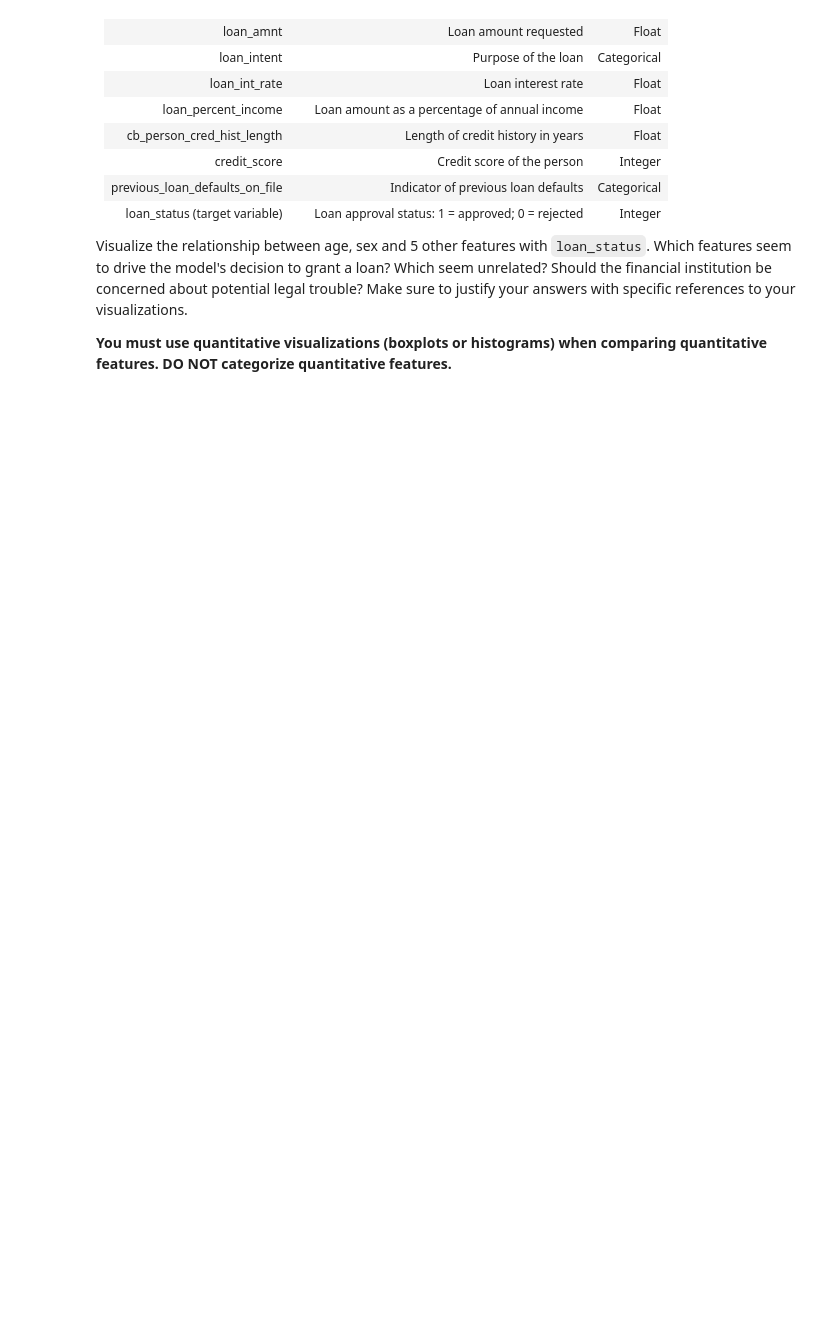
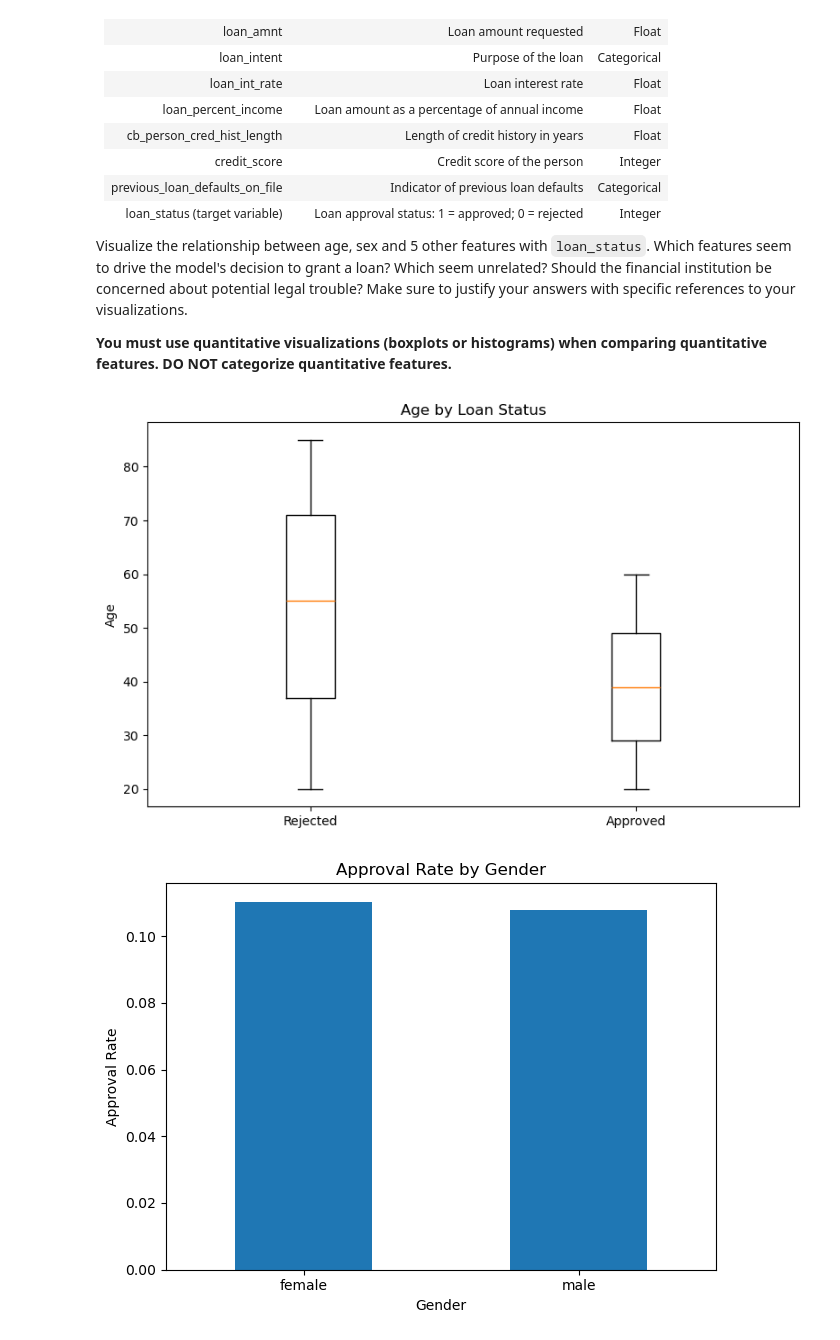
Before and after one commit to Renee-Ench/Data_Visualization_And_Modeling, a Jupyter notebook: Lab/2.5 Visualizing Relationships Between Groups Lab.ipynb, the cells around one changed output. Saved outputs shown, nothing was run; the diff lists cells and outputs as text; code cells hidden in the pictures; blank space fills up the shorter version.

```diff
--- a/Lab/2.5 Visualizing Relationships Between Groups Lab.ipynb
+++ b/Lab/2.5 Visualizing Relationships Between Groups Lab.ipynb
@@ -25,3 +25,72 @@ Data from recent loan applications is given in `loan_data.csv`.  The data dictio
 Visualize the relationship between age, sex and 5 other features with `loan_status`.  Which features seem to drive the model's decision to grant a loan?  Which seem unrelated?  Should the financial institution be concerned about potential legal trouble?  Make sure to justify your answers with specific references to your visualizations.
 
 **You must use quantitative visualizations (boxplots or histograms) when comparing quantitative features.  DO NOT categorize quantitative features.**
+# %%
+import pandas as pd
+import matplotlib.pyplot as plt
+
+df = pd.read_csv('loan_data.csv')
+
+approved = df[df['loan_status'] == 1]
+rejected = df[df['loan_status'] == 0]
+
+# age
+plt.figure(figsize=(8, 5))
+plt.boxplot([rejected['person_age'], approved['person_age']], tick_labels=['Rejected', 'Approved'])
+plt.title('Age by Loan Status')
+plt.ylabel('Age')
+plt.tight_layout()
+plt.show()
+
+# sex
+df.groupby('person_gender')['loan_status'].mean().plot(kind='bar')
+plt.title('Approval Rate by Gender')
+plt.xlabel('Gender')
+plt.ylabel('Approval Rate')
+plt.xticks(rotation=0)
+plt.tight_layout()
+plt.show()
+
+# credit score
+plt.figure(figsize=(8, 5))
+plt.boxplot([rejected['credit_score'], approved['credit_score']], tick_labels=['Rejected', 'Approved'])
+plt.title('Credit Score by Loan Status')
+plt.ylabel('Credit Score')
+plt.tight_layout()
+plt.show()
+
+# income
+plt.figure(figsize=(8, 5))
+plt.boxplot([rejected['person_income'], approved['person_income']], tick_labels=['Rejected', 'Approved'])
+plt.title('Annual Income by Loan Status')
+plt.ylabel('Annual Income')
+plt.tight_layout()
+plt.show()
+
+# interest rate
+plt.figure(figsize=(8, 5))
+plt.boxplot([rejected['loan_int_rate'], approved['loan_int_rate']], tick_labels=['Rejected', 'Approved'])
+plt.title('Loan Interest Rate by Loan Status')
+plt.ylabel('Interest Rate')
+plt.tight_layout()
+plt.show()
+
+# loan percent income
+plt.figure(figsize=(8, 5))
+plt.boxplot([rejected['loan_percent_income'], approved['loan_percent_income']], tick_labels=['Rejected', 'Approved'])
+plt.title('Loan Amount as Percent of Income by Loan Status')
+plt.ylabel('Loan Percent Income')
+plt.tight_layout()
+plt.show()
+
+# previous defaults
+df.groupby('previous_loan_defaults_on_file')['loan_status'].mean().plot(kind='bar')
+plt.title('Approval Rate by Previous Loan Defaults')
+plt.xlabel('Previous Default on File')
+plt.ylabel('Approval Rate')
+plt.xticks(rotation=0)
+plt.tight_layout()
+plt.show()
+# %% [output]
+[figure, added]
+[figure, added]
```
Also changed, not shown: parts of 2 cells of this notebook.
